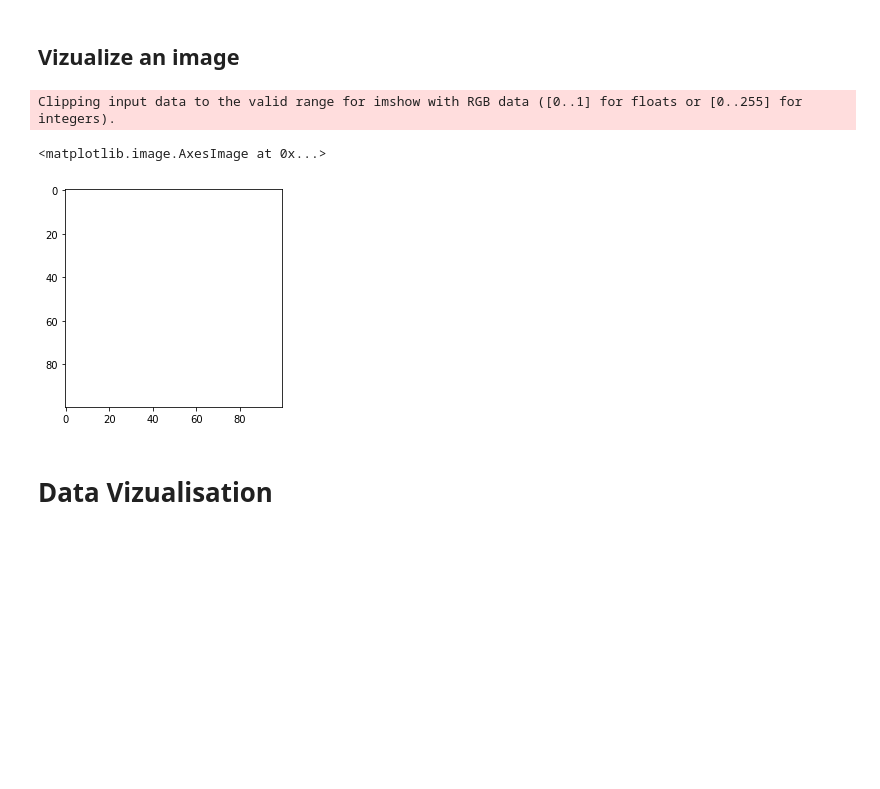
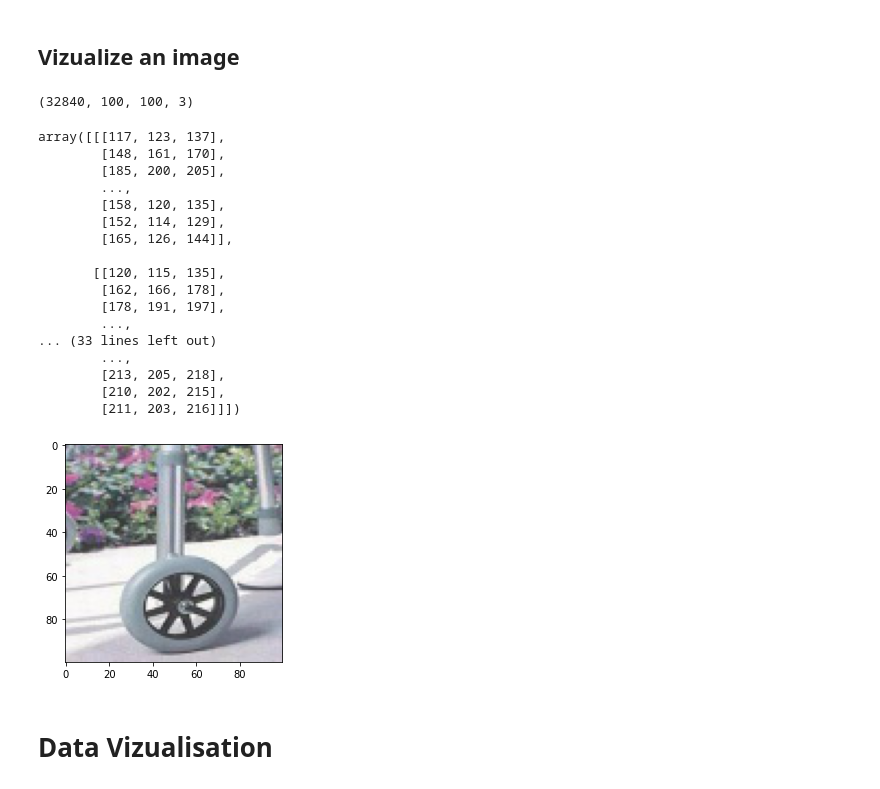
Before and after one commit to Elsasser67/DataScience21, a Jupyter notebook: Projekt/Kaggle_Projekt_Schnell_Theo.ipynb, the cells around one changed output. Saved outputs shown, nothing was run; the diff lists cells and outputs as text; code cells hidden in the pictures; blank space fills up the shorter version.

```diff
--- a/Projekt/Kaggle_Projekt_Schnell_Theo.ipynb
+++ b/Projekt/Kaggle_Projekt_Schnell_Theo.ipynb
@@ -304,0 +307,2 @@ Found 6242 files belonging to 1 classes.
+# %%
+img_train = np.asarray(img_train)
@@ -325,12 +339,30 @@ The data contained in data_train are now synchronized with the images and contai
 # %%
 # for images, labels in img_train.take(1):
 #   plt.imshow(images[1].numpy().astype("uint8"))
 #   plt.axis("off")
+print(img_train.shape)
 plt.imshow(img_train[10000])
+img_train[10000]
 # %% [output]
-Clipping input data to the valid range for imshow with RGB data ([0..1] for floats or [0..255] for integers).
+(32840, 100, 100, 3)
-<matplotlib.image.AxesImage at 0x...>
+array([[[117, 123, 137],
+        [148, 161, 170],
+        [185, 200, 205],
+        ...,
+        [158, 120, 135],
+        [152, 114, 129],
+        [165, 126, 144]],
+
+       [[120, 115, 135],
+        [162, 166, 178],
+        [178, 191, 197],
+        ...,
+... (33 lines left out)
+        ...,
+        [213, 205, 218],
+        [210, 202, 215],
+        [211, 203, 216]]])
-[figure, old version]
+[figure, new version]
 # %%
 #print(data_train.groupby("categories").get_group('All Beauty').first()
 # %% [markdown]
```
Also changed, not shown: parts of 7 cells of this notebook.
